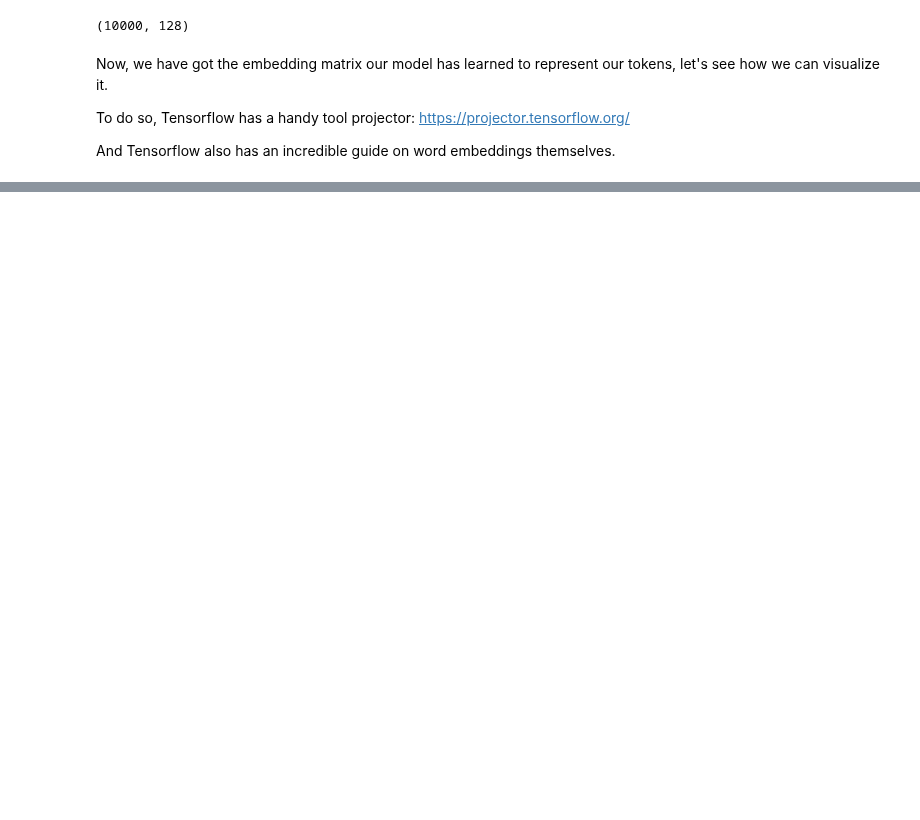
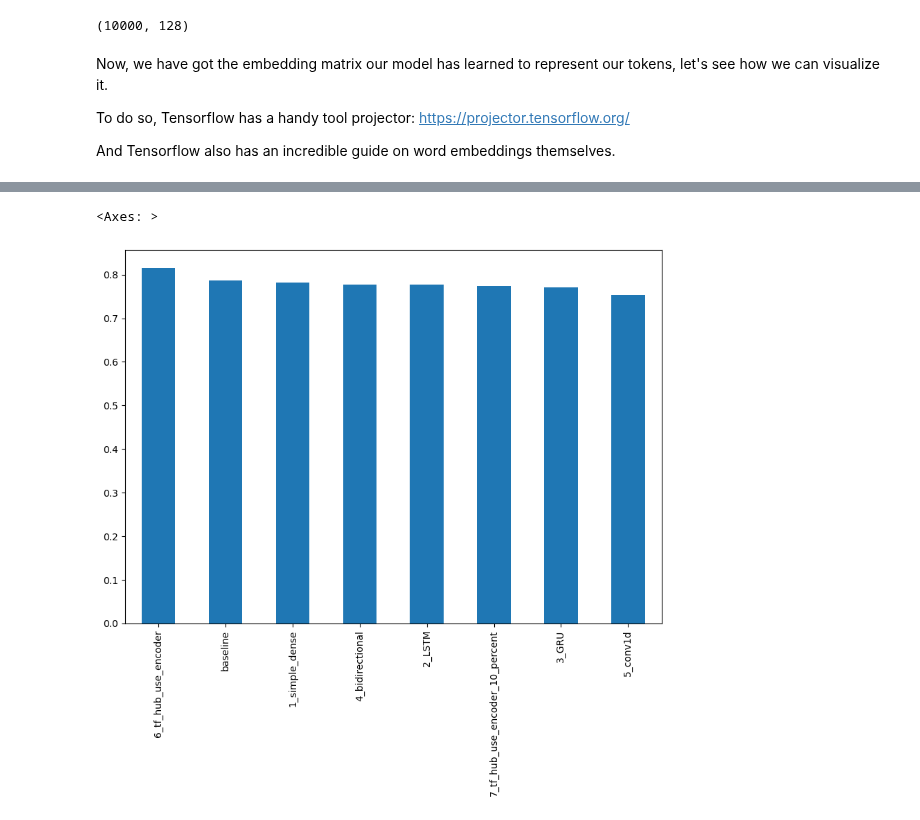
Before and after one commit to SedatParlak/tensorflow, a Jupyter notebook: 08_natural_language_process_with_tensorflow.ipynb, the cells around one changed output, grey strips where cells are left out. Drawn from its saved outputs; the diff is of its cells as text; code cells hidden in the pictures; blank space fills up the shorter version.

```diff
--- a/08_natural_language_process_with_tensorflow.ipynb
+++ b/08_natural_language_process_with_tensorflow.ipynb
@@ -631,0 +1434,6 @@ RNN's is very useful for sequence data.
+# %%
+# Plot the f1 score metrics
+all_model_results.sort_values(by='f1', ascending=False)['f1'].plot(kind='bar', figsize=(10, 7))
+# %% [output]
+<Axes: >
+[figure, added]
```
Also changed, not shown: parts of 110 cells of this notebook.
